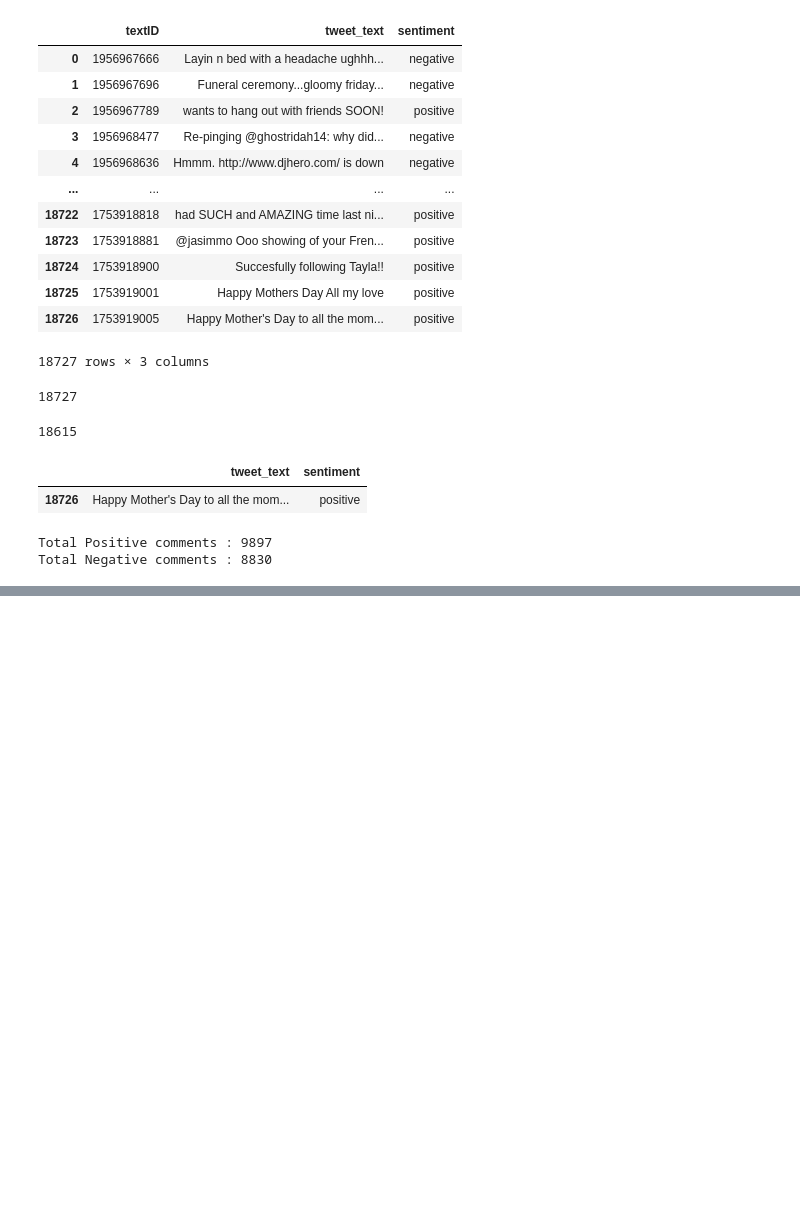
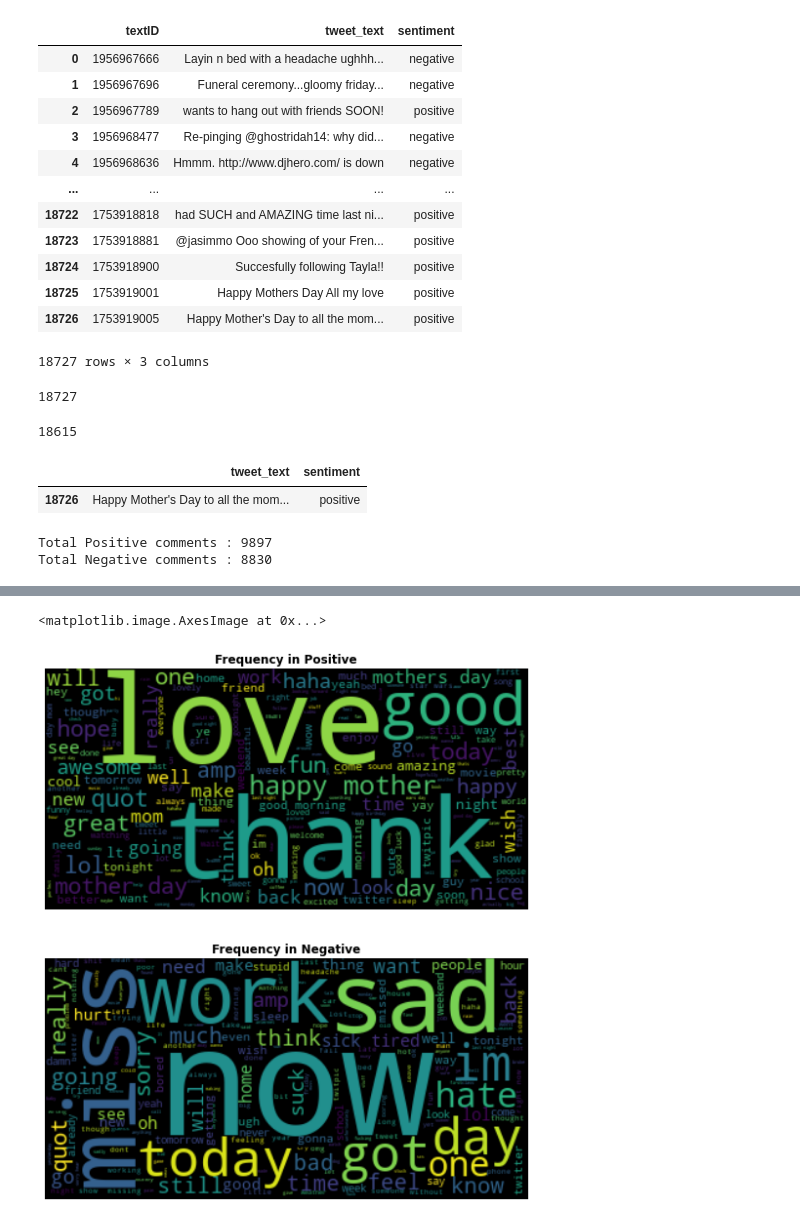
Before and after one commit to ifiscoder/DWM, a Jupyter notebook: DWM_5.ipynb, the cells around one changed output, grey strips where cells are left out. Cells and saved outputs as stored; diff of their text form; code cells hidden in the pictures; blank space fills up the shorter version.

```diff
--- a/DWM_5.ipynb
+++ b/DWM_5.ipynb
@@ -53,0 +74,20 @@ Total Negative comments : 8830
+# %%
+import pandas as pd
+import matplotlib.pyplot as plt
+from wordcloud import WordCloud
+postext = " ".join(tweet.lower() for tweet in df[df.sentiment == "positive"].tweet_text)
+negtext = " ".join(tweet.lower() for tweet in df[df.sentiment == "negative"].tweet_text)
+wordcloud = WordCloud().generate(postext)
+wordcloud1 = WordCloud().generate(negtext)
+fig = plt.figure(figsize=(10,10))
+fig.add_subplot(2, 1, 1)
+plt.axis('off')
+plt.title("Frequency in Positive",fontweight='bold')
+plt.imshow(wordcloud,interpolation ='bilinear')
+fig.add_subplot(2, 1, 2)
+plt.axis('off')
+plt.title("Frequency in Negative",fontweight='bold')
+plt.imshow(wordcloud1,interpolation ='bilinear')
+# %% [output]
+<matplotlib.image.AxesImage at 0x...>
+[figure, added]
```
Also changed, not shown: parts of 3 cells of this notebook.
